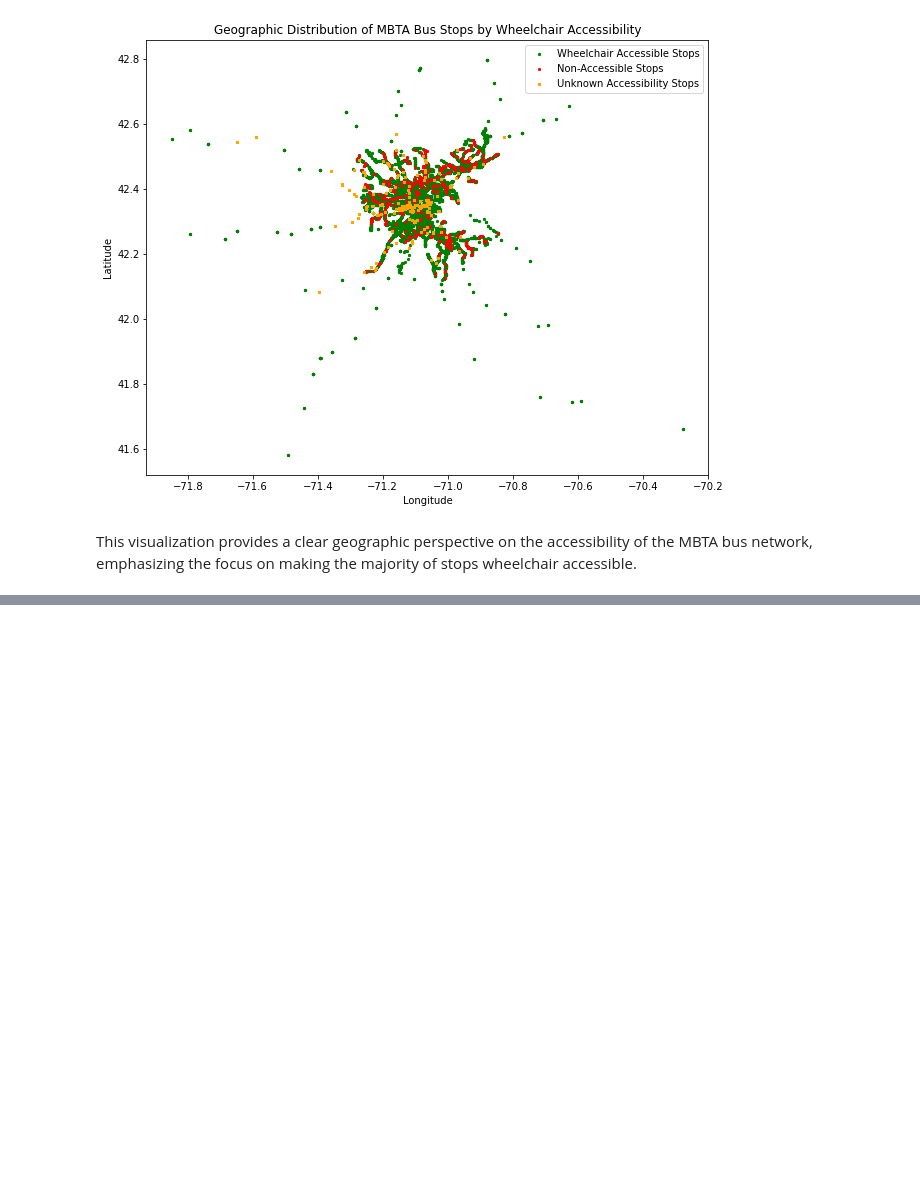
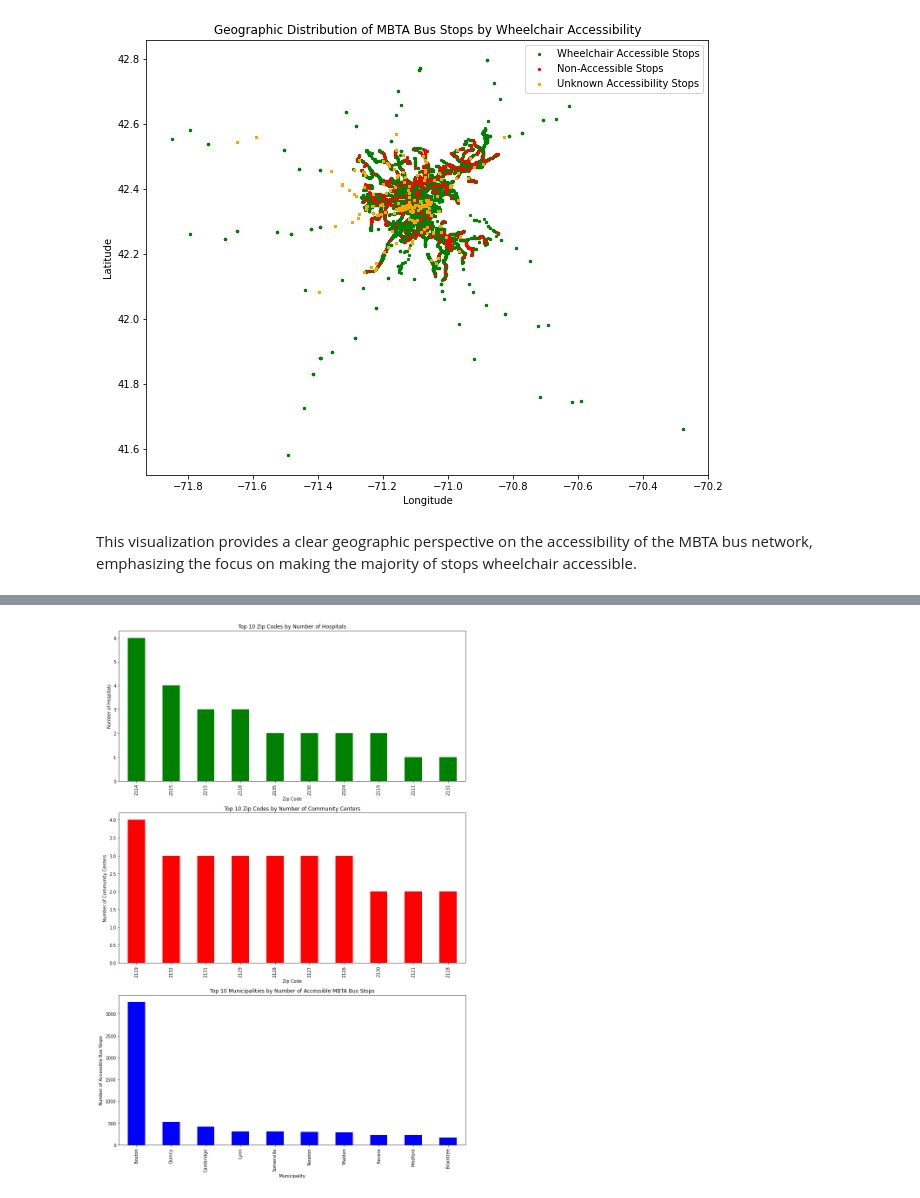
Before and after one commit to BU-Spark/ds-boston-transit-performance, a Jupyter notebook: fa23-team-f/deliverables/extension/disable_access.ipynb, the cells around one changed output, grey strips where cells are left out. Saved outputs shown, nothing was run; the diff lists cells and outputs as text; code cells hidden in the pictures; blank space fills up the shorter version.

```diff
--- a/fa23-team-f/deliverables/extension/disable_access.ipynb
+++ b/fa23-team-f/deliverables/extension/disable_access.ipynb
@@ -98,3 +98,17 @@ plt.show()
 [figure]
 # %% [markdown]
 This visualization provides a clear geographic perspective on the accessibility of the MBTA bus network, emphasizing the focus on making the majority of stops wheelchair accessible.
+# %%
+# Loading the additional datasets for hospitals and community centers
+hospitals_file = '/Users/lijunyi/ds-boston-transit-performance/fa23-team-f/deliverables/extension/Hospitals.csv'
+community_centers_file = '/Users/lijunyi/ds-boston-transit-performance/fa23-team-f/deliverables/extension/Community_Centers.csv'
+
+# Reading the Hospital and Community Centers data
+hospitals_data = pd.read_csv(hospitals_file)
+community_centers_data = pd.read_csv(community_centers_file)
+
+# Displaying the first few rows of each dataset for an overview
+hospitals_data_head = hospitals_data.head()
+community_centers_data_head = community_centers_data.head()
+
+hospitals_data_head, community_centers_data_head
@@ -100,0 +133,43 @@ This visualization provides a clear geographic perspective on the accessibility
+# %%
+gdf_hospitals = gpd.GeoDataFrame(hospitals_data, geometry=gpd.points_from_xy(hospitals_data.Longitude, hospitals_data.Latitude))
+gdf_community_centers = gpd.GeoDataFrame(community_centers_data, geometry=gpd.points_from_xy(community_centers_data.X, community_centers_data.Y))
+
+# Filtering the MBTA data for wheelchair-accessible stops
+gdf_accessible_mbta_stops = gdf_mbta[gdf_mbta['wheelchair_boarding'] == 1]
+# Grouping the data by neighborhoods or zip codes and counting the number of facilities/stops
+# For hospitals and community centers, we will use 'Zipcode' and 'ZIP' respectively for grouping
+hospital_counts_by_zip = hospitals_data['Zipcode'].value_counts()
+community_center_counts_by_zip = community_centers_data['ZIP'].value_counts()
+
+# For MBTA stops, we will use 'municipality' for grouping
+accessible_mbta_counts_by_municipality = gdf_accessible_mbta_stops['municipality'].value_counts()
+
+# Preparing data for bar chart
+# Since the zip codes and municipalities may not match exactly, we'll show the top N areas for each category
+top_n = 10
+top_hospitals = hospital_counts_by_zip.head(top_n)
+top_community_centers = community_center_counts_by_zip.head(top_n)
+top_accessible_stops = accessible_mbta_counts_by_municipality.head(top_n)
+
+# Creating bar charts
+fig, axes = plt.subplots(3, 1, figsize=(12, 18))
+
+top_hospitals.plot(kind='bar', ax=axes[0], color='green')
+axes[0].set_title('Top 10 Zip Codes by Number of Hospitals')
+axes[0].set_xlabel('Zip Code')
+axes[0].set_ylabel('Number of Hospitals')
+
+top_community_centers.plot(kind='bar', ax=axes[1], color='red')
+axes[1].set_title('Top 10 Zip Codes by Number of Community Centers')
+axes[1].set_xlabel('Zip Code')
+axes[1].set_ylabel('Number of Community Centers')
+
+top_accessible_stops.plot(kind='bar', ax=axes[2], color='blue')
+axes[2].set_title('Top 10 Municipalities by Number of Accessible MBTA Bus Stops')
+axes[2].set_xlabel('Municipality')
+axes[2].set_ylabel('Number of Accessible Bus Stops')
+
+plt.tight_layout()
+plt.show()
+# %% [output]
+[figure, added]
```
Also changed, not shown: parts of 2 cells of this notebook, 2 other files.
